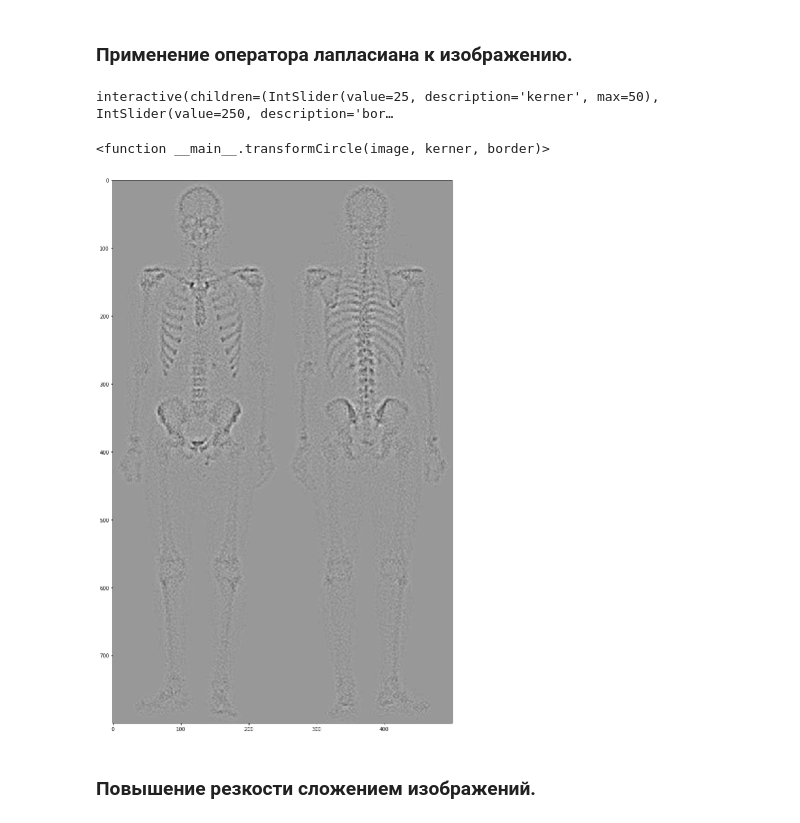
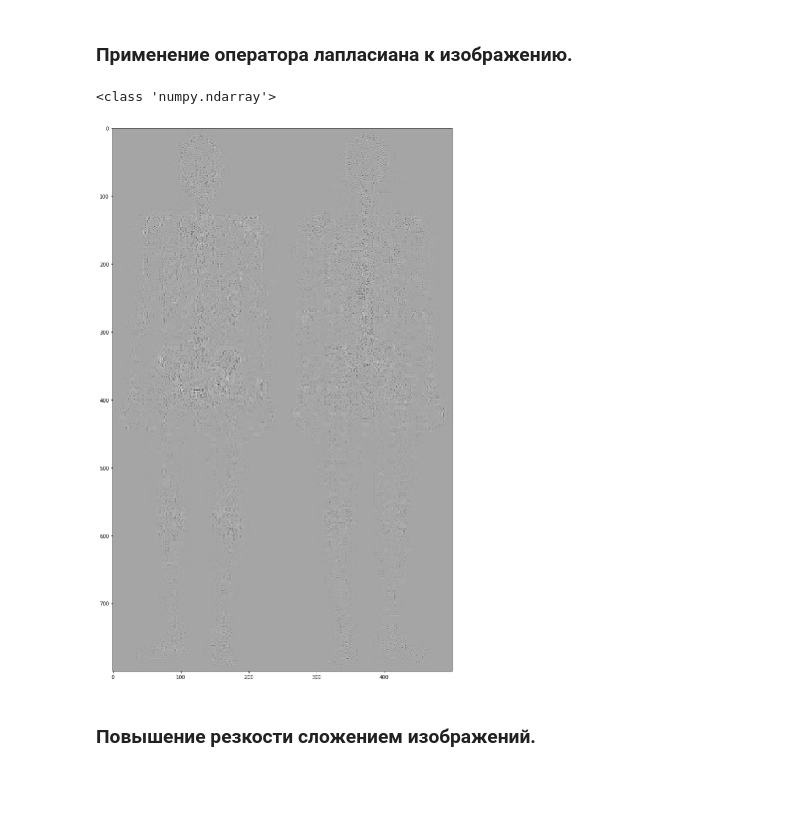
Before and after one commit to InColumi/ComputerVision, a Jupyter notebook: Лабораторная 4. Пространственная фильтрация/skeleton.ipynb, the cells around one changed output. Drawn from its saved outputs; the diff is of its cells as text; code cells hidden in the pictures; blank space fills up the shorter version.

```diff
--- a/Лабораторная 4. Пространственная фильтрация/skeleton.ipynb
+++ b/Лабораторная 4. Пространственная фильтрация/skeleton.ipynb
@@ -12,7 +12,7 @@ import ipywidgets as widgets
 # %%
 original = cv2.imread("1.jpg")
 # %%
-def showImage(imageArray, size=(20,20), colorMap = 'gray'):
+def showImage(imageArray, size=(15,15), colorMap = 'gray'):
     plt.figure(figsize=size)
     plt.imshow(imageArray, interpolation='nearest', cmap = colorMap)
     plt.show()
@@ -24,21 +24,17 @@ showImage(original)
 ### Применение оператора лапласиана к изображению.
 # %%
 gray = cv2.cvtColor(original, cv2.COLOR_BGR2GRAY)
-
-def transformCircle(image, kerner, border):
-    img = cv2.GaussianBlur(image,(kerner, kerner), border)
-    showImage(img)
-
-interact(transformCircle, image=fixed(gray), kerner=(0, 50), border=(0, 500))
+print(type(gray))
 # %% [output]
-interactive(children=(IntSlider(value=25, description='kerner', max=50), IntSlider(value=250, description='bor…
+<class 'numpy.ndarray'>
-<function __main__.transformCircle(image, kerner, border)>
 # %%
-imgGray = cv2.GaussianBlur(gray,(5,5), 0)
-laplacian = cv2.Laplacian(imgGray, 6)
+mask =np.array([[-1, -1, -1], [-1, 8, -1], [-1, -1, -1]])
+
+filtered = cv2.filter2D(gray, 2, mask)
+laplacian = cv2.Laplacian(filtered, 6)
 showImage(laplacian)
 # %% [output]
-[figure, old version]
+[figure, new version]
 # %% [markdown]
 ### Повышение резкости сложением изображений.
 # %%
```
Also changed, not shown: parts of 4 cells of this notebook.
